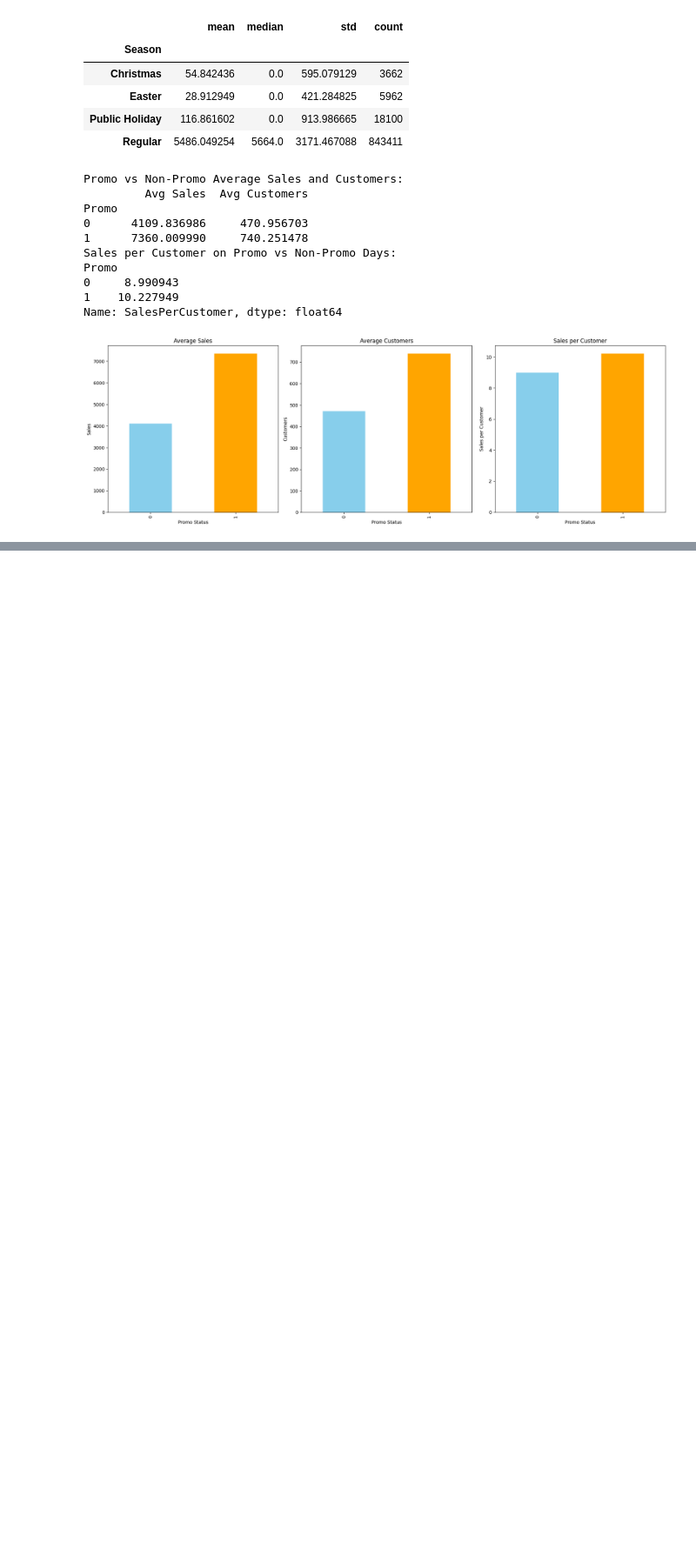
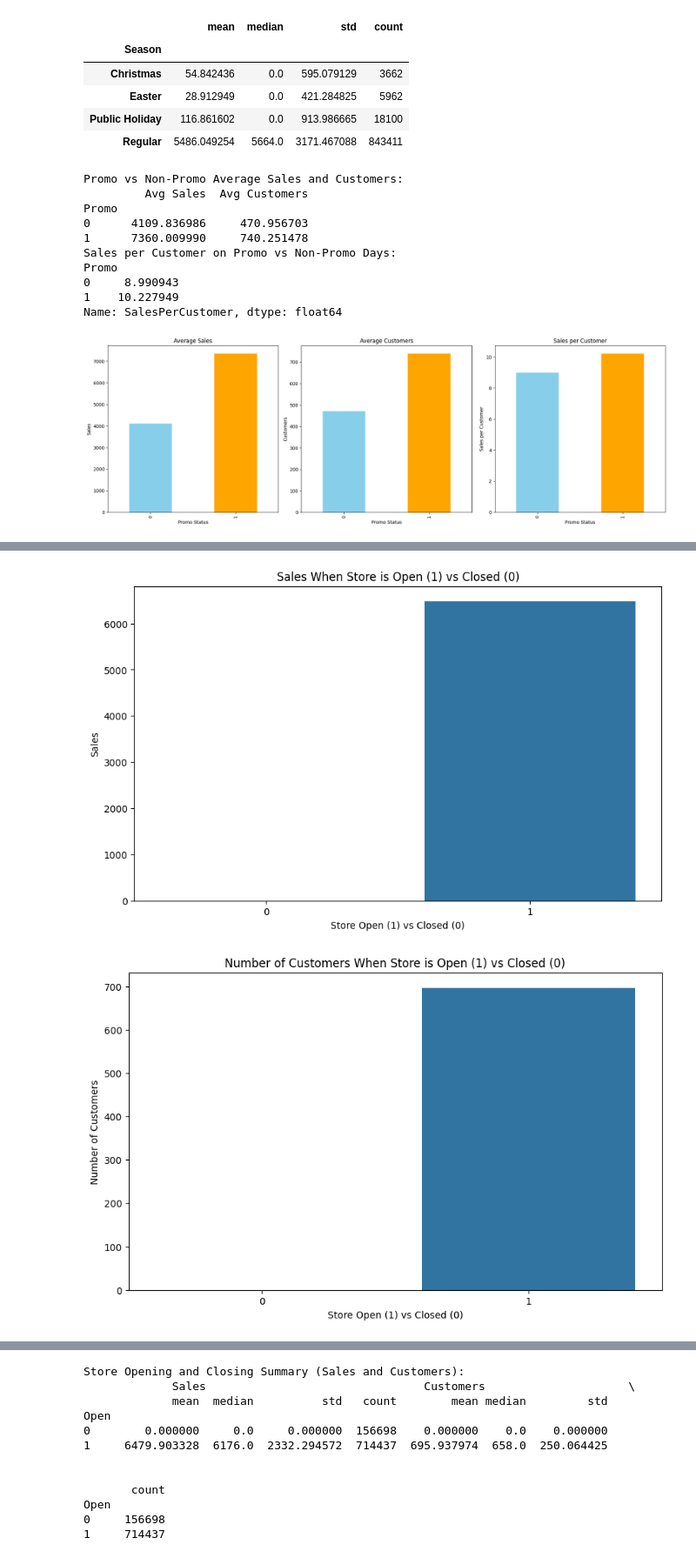
Before and after one commit to Semir1r/Rossmann_Pharmaceuticals_sales_forecast, a Jupyter notebook: notebooks/sales_analysis.ipynb, the cells around one changed output, grey strips where cells are left out. Shown at 87% size. Cells and saved outputs as stored; diff of their text form; code cells hidden in the pictures; blank space fills up the shorter version.

```diff
--- a/notebooks/sales_analysis.ipynb
+++ b/notebooks/sales_analysis.ipynb
@@ -334,0 +367,13 @@ Name: SalesPerCustomer, dtype: float64
+# %%
+from store_opening import analyze_store_opening_closing_behavior
+
+sales_column = 'Sales'
+customers_column = 'Customers'
+open_column = 'Open'
+date_column = 'Date'
+
+# Call the function to analyze customer behavior during store opening and closing times
+analyze_store_opening_closing_behavior(merged_data, sales_column, customers_column, open_column, date_column)
+# %% [output]
+[figure, added]
+[figure, added]
@@ -334,0 +382,12 @@ Name: SalesPerCustomer, dtype: float64
+Store Opening and Closing Summary (Sales and Customers):
+             Sales                                Customers                     \
+             mean  median          std   count        mean median         std
+Open
+0        0.000000     0.0     0.000000  156698    0.000000    0.0    0.000000
+1     6479.903328  6176.0  2332.294572  714437  695.937974  658.0  250.064425
+
+
+       count
+Open
+0     156698
+1     714437
```
Also changed, not shown: parts of 5 cells of this notebook, 4 other files.
